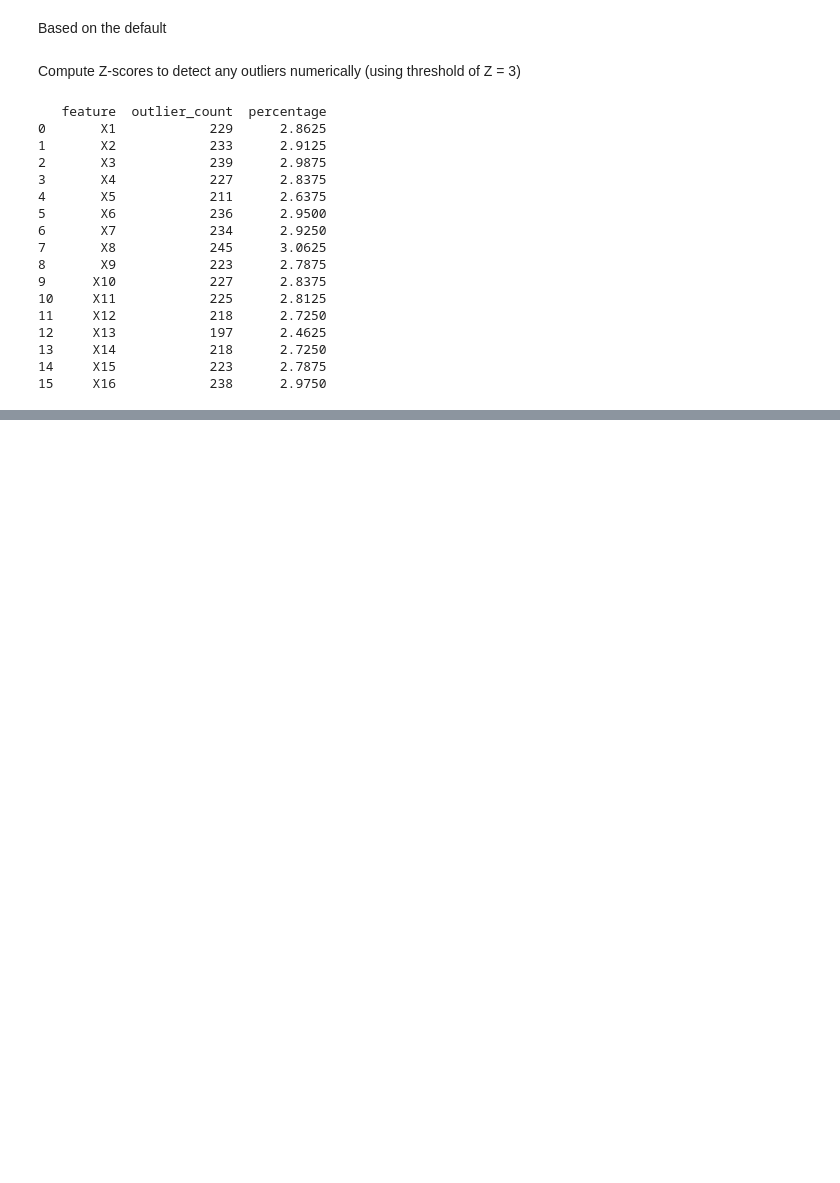
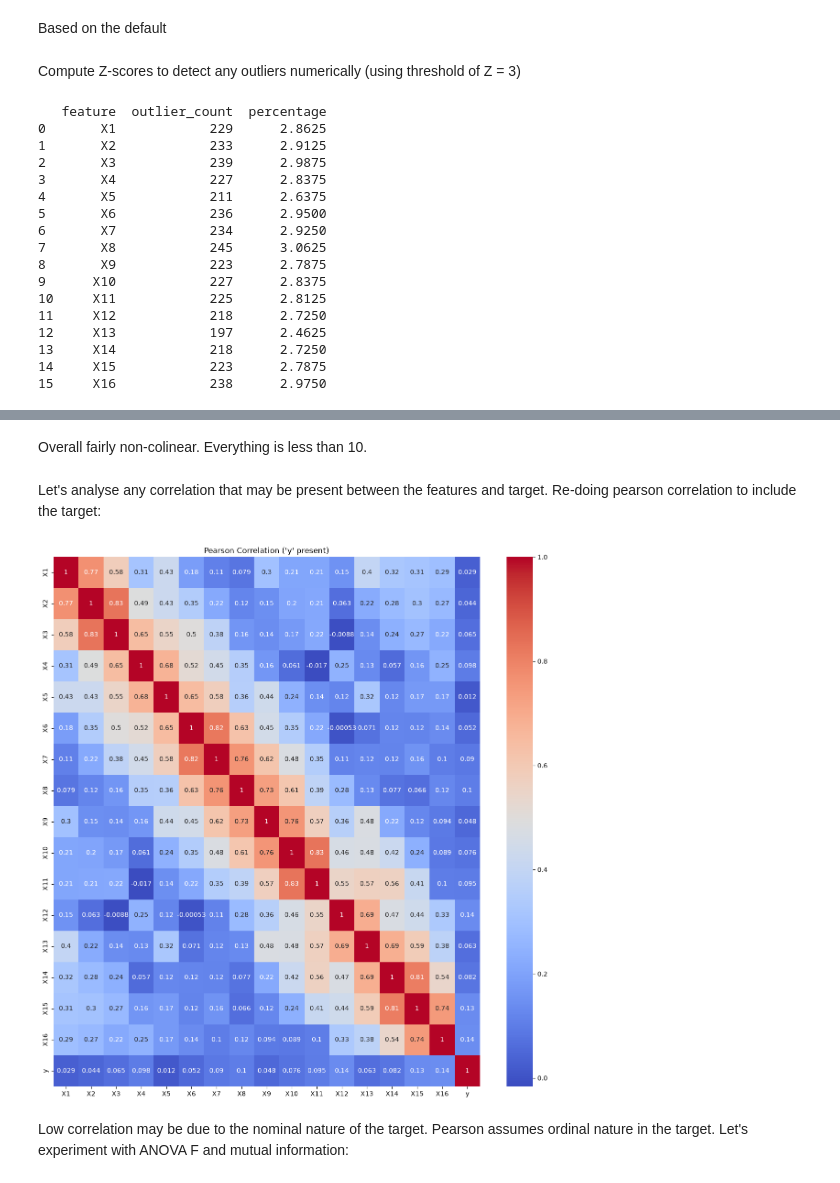
Before and after one commit to cameroncochrane/seizure_detection, a Jupyter notebook: notebooks/1_ESD_EDA.ipynb, the cells around one changed output, grey strips where cells are left out. Saved outputs shown, nothing was run; the diff lists cells and outputs as text; code cells hidden in the pictures; blank space fills up the shorter version.

```diff
--- a/notebooks/1_ESD_EDA.ipynb
+++ b/notebooks/1_ESD_EDA.ipynb
@@ -161,0 +250,17 @@ Not too many outliers present. Only ~3%
+# %% [markdown]
+Overall fairly non-colinear. Everything is less than 10.
+# %% [markdown]
+Let's analyse any correlation that may be present between the features and target. Re-doing pearson correlation to include the target:
+# %%
+total_corr = data.corr(numeric_only=True)
+plt.figure(figsize=(15, 15))
+sns.heatmap(total_corr,
+            annot=True,
+            cmap='coolwarm'
+            )
+plt.title("Pearson Correlation ('y' present)")
+plt.show()
+# %% [output]
+[figure, added]
+# %% [markdown]
+Low correlation may be due to the nominal nature of the target. Pearson assumes ordinal nature in the target. Let's experiment with ANOVA F and mutual information:
```
Also changed, not shown: parts of 10 cells of this notebook.
